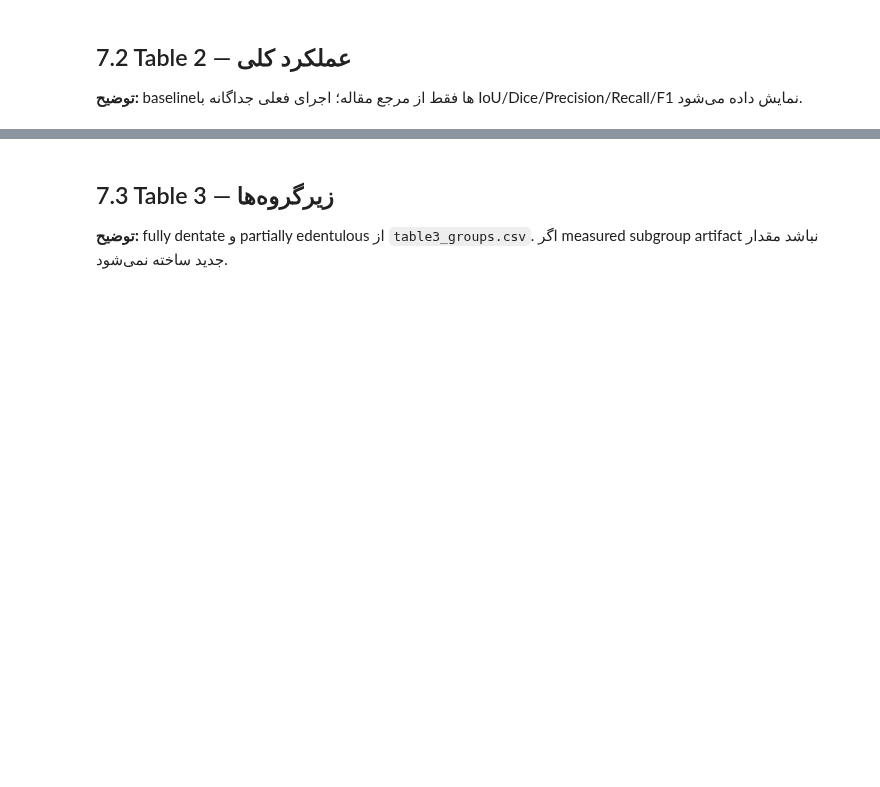
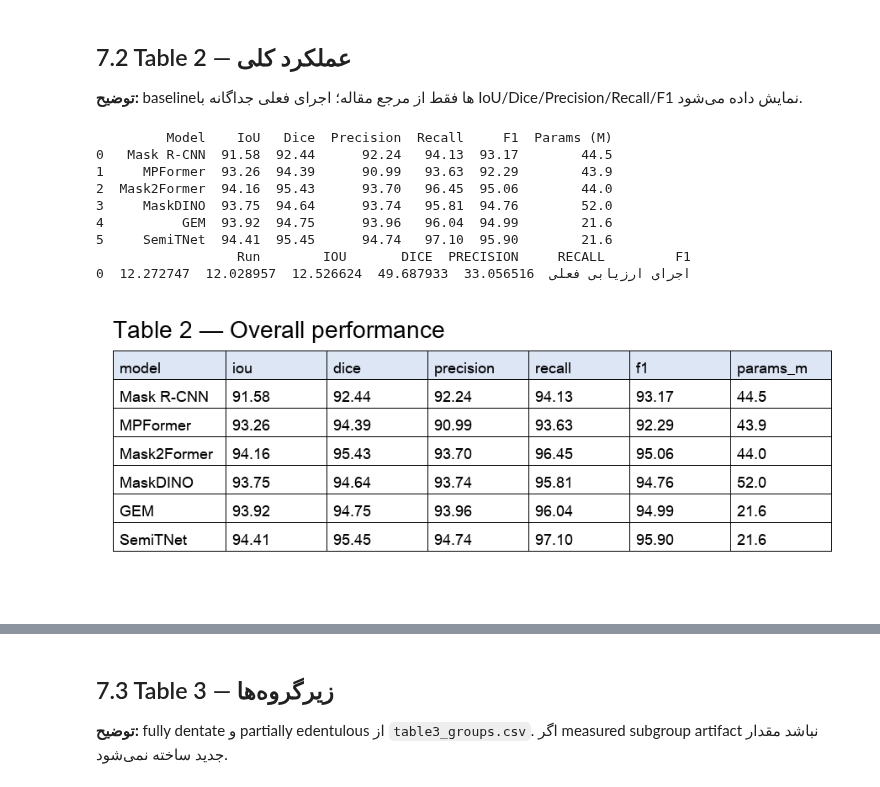
Before and after one commit to hadifarajvand/salehi-semiTNet, a Jupyter notebook: notebooks/SemiTNet_Reproduction_and_Evaluation.ipynb, the cells around one changed output, grey strips where cells are left out. Drawn from its saved outputs; the diff is of its cells as text; code cells hidden in the pictures; blank space fills up the shorter version.

Commit message:
Finalize executable bounded-dataset SemiTNet evaluation notebook

```diff
--- a/notebooks/SemiTNet_Reproduction_and_Evaluation.ipynb
+++ b/notebooks/SemiTNet_Reproduction_and_Evaluation.ipynb
@@ -140,10 +219,22 @@ display(table1)
 # %%
 # هدف: نمایش Table 2 و measured metrics جداگانه
 # ورودی: table2_overall.csv و metrics.json
 # خروجی: reference table + current evaluation row
 # رفتار مورد انتظار: عدم نسبت دادن measured numbers به baselineها
 display(table2.rename(columns={'model':'Model','iou':'IoU','dice':'Dice','precision':'Precision','recall':'Recall','f1':'F1','params_m':'Params (M)'}))
 display(pd.DataFrame([{'Run':'اجرای ارزیابی فعلی',**{k.upper():metrics[k] for k in MET}}]))
+display(Image(filename=str(PAPER_STYLE/'tables/table_02_overall_performance.png')))
+# %% [output]
+         Model    IoU   Dice  Precision  Recall     F1  Params (M)
+0   Mask R-CNN  91.58  92.44      92.24   94.13  93.17        44.5
+1     MPFormer  93.26  94.39      90.99   93.63  92.29        43.9
+2  Mask2Former  94.16  95.43      93.70   96.45  95.06        44.0
+3     MaskDINO  93.75  94.64      93.74   95.81  94.76        52.0
+4          GEM  93.92  94.75      93.96   96.04  94.99        21.6
+5     SemiTNet  94.41  95.45      94.74   97.10  95.90        21.6
+                  Run        IOU       DICE  PRECISION     RECALL         F1
+0  اجرای ارزیابی فعلی  33.056516  49.687933  12.526624  12.028957  12.272747
+[figure, added]
 # %% [markdown]
 ![Table 2](../outputs/paper_style/tables/table_02_overall_performance.png)
 # %% [markdown]
```
Also changed, not shown: parts of 18 cells of this notebook, 9 other files.
